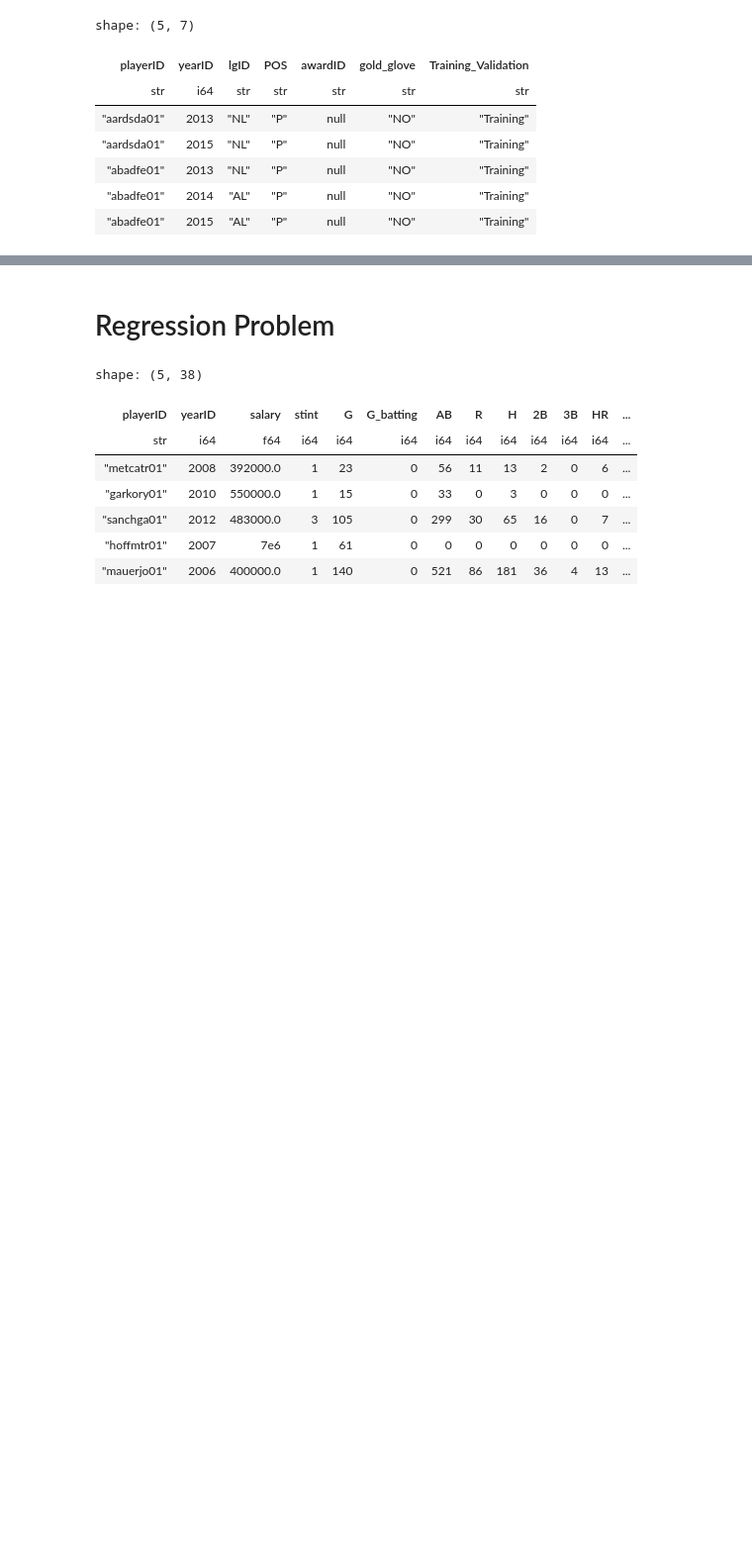
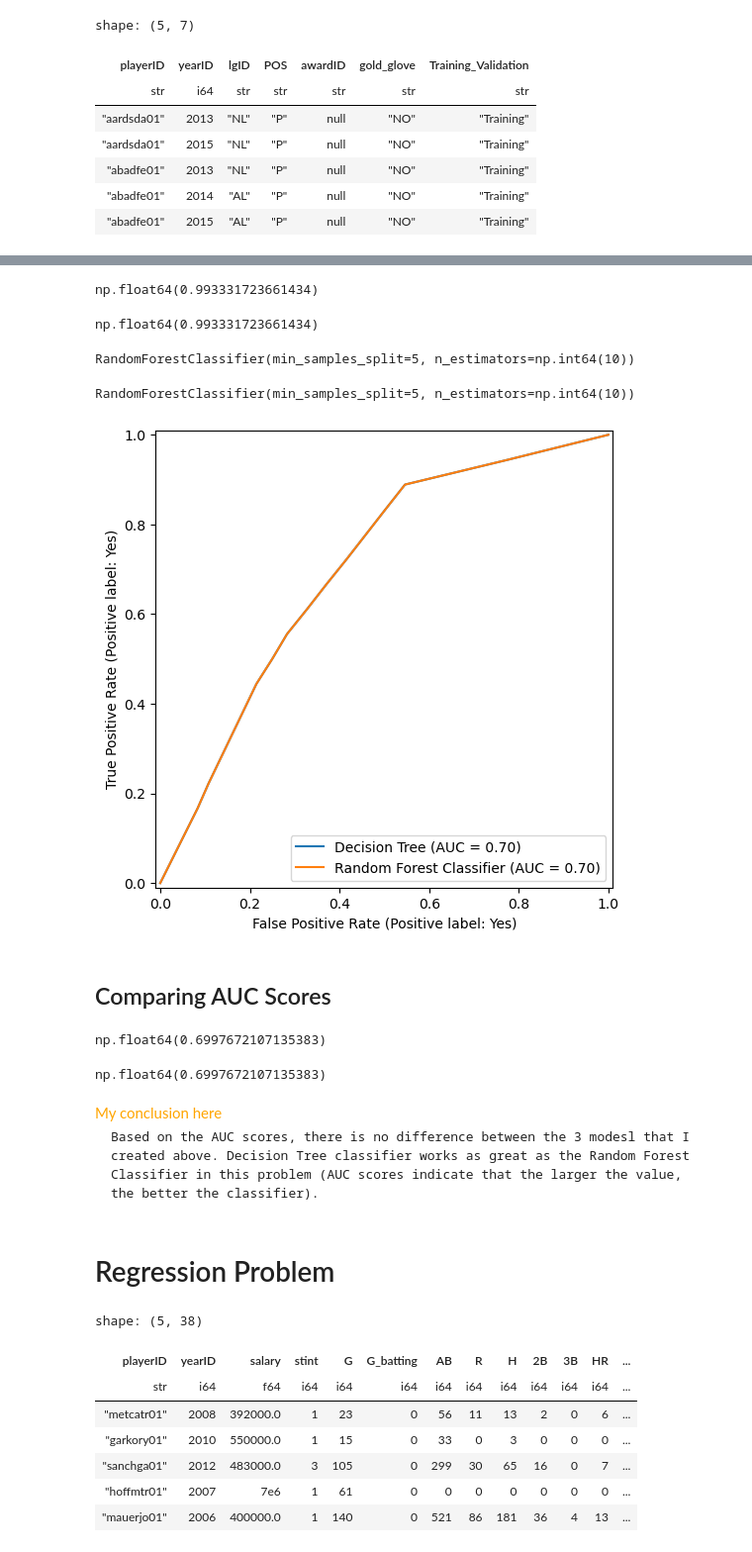
Before and after one commit to ShoSato-047/lab_2.3_ML_Baseballs, a Jupyter notebook: lab_2.3_ML_Baseballs.ipynb, the cells around one changed output, grey strips where cells are left out. Shown at 99% size. Drawn from its saved outputs; the diff is of its cells as text; code cells hidden in the pictures; blank space fills up the shorter version.

```diff
--- a/lab_2.3_ML_Baseballs.ipynb
+++ b/lab_2.3_ML_Baseballs.ipynb
@@ -44,0 +307,4 @@ training_gold_glove['Training_Validation'].unique().to_list()
+# %%
+rfc_grid_search = GridSearchCV(RandomForestClassifier(), rfc_param_grid, verbose=3, cv=cv_obj_rfc)
+
+rfc_grid_search.fit(X_train_gold_glove, Y_train_gold_glove)
@@ -44,0 +387,4 @@ training_gold_glove['Training_Validation'].unique().to_list()
+# %%
+rfc_grid_search_2 = GridSearchCV(RandomForestClassifier(), rfc_param_grid, verbose=3, cv=cv_obj_rfc)
+
+rfc_grid_search_2.fit(X_train_gold_glove, Y_train_gold_glove)
@@ -44,0 +463,6 @@ training_gold_glove['Training_Validation'].unique().to_list()
+# %%
+dtc = DecisionTreeClassifier(min_samples_split=5)
+dtc.fit(X_train_gold_glove, Y_train_gold_glove)
+
+dtc_y_test_pred = dtc.predict(X_test_gold_glove)
+dtc_y_test_prob = get_class_prob_df(dtc, X_test_gold_glove)
@@ -45,2 +474,55 @@ training_gold_glove['Training_Validation'].unique().to_list()
+# %%
+rfc_grid_search.best_score_
+# %% [output]
+np.float64(0.993331723661434)
+# %%
+rfc_grid_search_2.best_score_
+# %% [output]
+np.float64(0.993331723661434)
+# %%
+rfc_grid_search.best_estimator_
+# %% [output]
+RandomForestClassifier(min_samples_split=5, n_estimators=np.int64(10))
+# %%
+rfc_grid_search_2.best_estimator_
+# %% [output]
+RandomForestClassifier(min_samples_split=5, n_estimators=np.int64(10))
+# %%
+rfc = DecisionTreeClassifier(min_samples_split=5)
+rfc.fit(X_train_gold_glove, Y_train_gold_glove)
+
+rfc_y_test_pred = rfc.predict(X_test_gold_glove)
+rfc_y_test_prob = get_class_prob_df(rfc, X_test_gold_glove)
+# %%
+from sklearn.metrics import RocCurveDisplay
+
+plt.rcParams["figure.figsize"] = (8,6)
+
+# Make a blank plot/axis
+ax = plt.gca()
+
+# Plot each ROC curve by passing in the axis object to ax = ...
+RocCurveDisplay.from_estimator(dtc, X_test_gold_glove, Y_test_gold_glove, ax = ax, name = "Decision Tree")
+RocCurveDisplay.from_estimator(rfc, X_test_gold_glove, Y_test_gold_glove, ax = ax, name = "Random Forest Classifier")
+
+plt.show()
+# %% [output]
+[figure, added]
+# %% [markdown]
+## Comparing AUC Scores
+# %%
+roc_auc_score(Y_test_gold_glove, dtc_y_test_prob['Yes'])
+# %% [output]
+np.float64(0.6997672107135383)
+# %%
+roc_auc_score(Y_test_gold_glove, rfc_y_test_prob['Yes'])
+# %% [output]
+np.float64(0.6997672107135383)
+# %% [markdown]
+<font color="orange">
+    My conclusion here
+</font>
+
+    Based on the AUC scores, there is no difference between the 3 modesl that I created above. Decision Tree classifier works as great as the Random Forest Classifier in this problem (AUC scores indicate that the larger the value, the better the classifier).
 # %% [markdown]
 # Regression Problem
```
Also changed, not shown: parts of 97 cells of this notebook.
